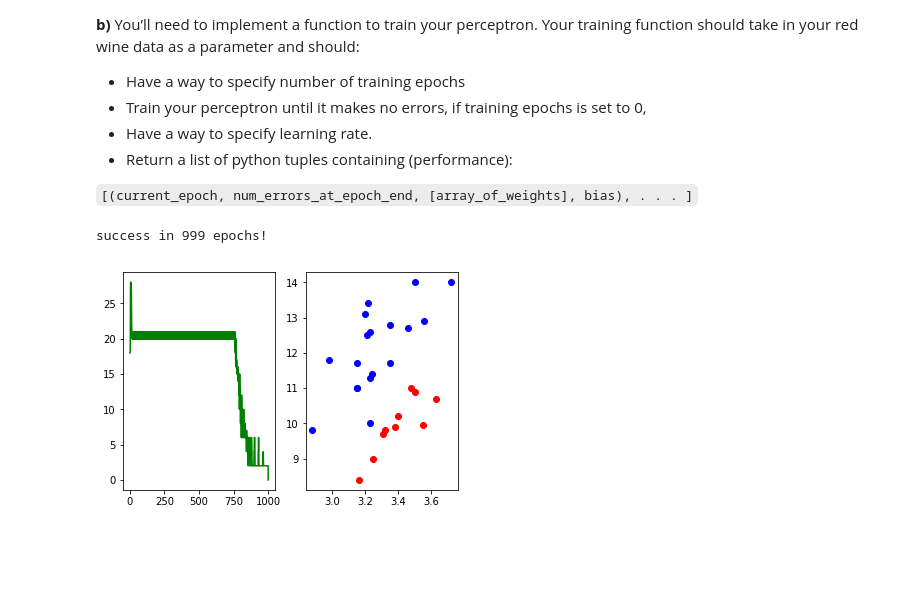
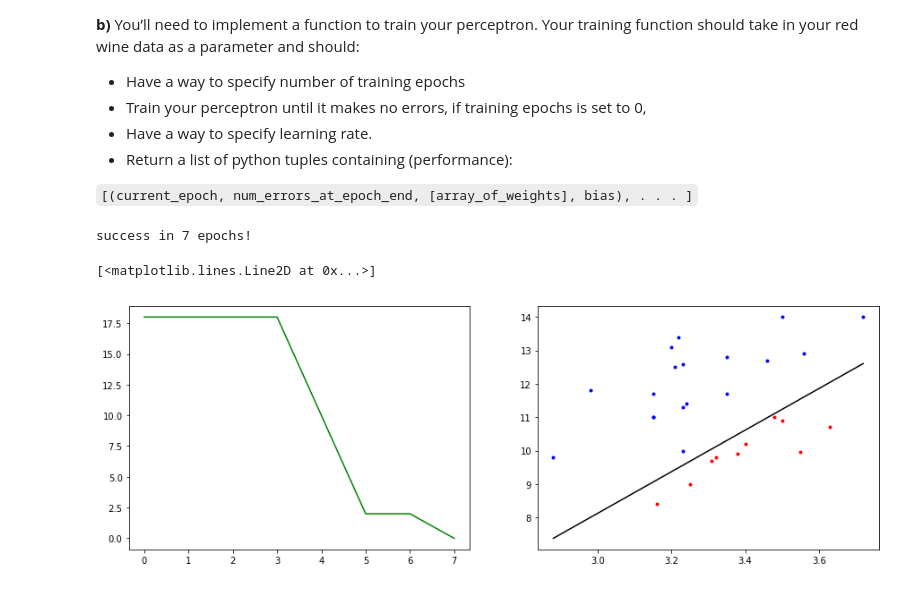
Before and after one commit to DamianDominoDavis/sommalier, a Jupyter notebook: sommalier.ipynb, the cells around one changed output. Drawn from its saved outputs; the diff is of its cells as text; code cells hidden in the pictures; blank space fills up the shorter version.

```diff
--- a/sommalier.ipynb
+++ b/sommalier.ipynb
@@ -75,60 +78,84 @@ import numpy as np
 import pandas
 
 class Perceptron:
-    def __init__(self, dataset):
-        self.data = dataset
+    def __init__(self, data):
+        # normalize data by column, restore quality, assign expected
+        tmp = data[[x for x in data if x != 'quality']]
+        tmp = (tmp-tmp.mean()) / tmp.std() # standardized
+        tmp['quality'] = data['quality']
+        self.data = data
         self.dimens = tuple(x for x in self.data if x != 'quality')
         self.D = len(self.dimens)
+
 
     def train(self, threshold, rate, epoch=0):
         # rand init bias, weights
         bias = random.uniform(-1,1)
         weights = [random.uniform(-1,1)] * self.D
 
-        # normalize data by column, transform quality to expected
-        norm = self.data.div(self.data.sum(axis=1), axis=0)
-        norm['expected'] = self.data['quality'] >= threshold
-
+        self.data['expected'] = self.data['quality'] >= threshold
         ret = []
         cur_epoch = 0
         while cur_epoch < epoch or epoch == 0:
             num_errors = 0
-            for i in range(norm.shape[0]):
+            for i in range(self.data.shape[0]):
                 # compare bias to sum of weighted column values
-                xi = norm.iloc[i]
+                xi = self.data.iloc[i]
                 cmp = bias + sum([weights[d] * xi[self.dimens[d]] for d in range(self.D)])
                 yi = int(cmp > 0)
 
                 # rated adjustment towards expected values
                 error = int(xi.expected) - yi
                 if error:
                     num_errors += 1
                     weights = [weights[w] + error * rate * xi[self.dimens[w]] for w in range(self.D)]
                     bias += error * rate
             ret.append(tuple([cur_epoch, num_errors, weights, bias]))
             cur_epoch += 1
             # bail if ever trained to no errors
             if num_errors == 0:
                 break
         return ret
 
 
 url = 'https://raw.githubusercontent.com/DamianDominoDavis/sommalier/master/winequality-red.csv'
 csv = pandas.read_csv(url, sep=';')
-training = csv[['alcohol', 'pH', 'quality']]
-training = training[(training.quality >= 8) | (training.quality <= 3)]
+gthresh, bthresh = 8, 3
+training = csv[['pH', 'alcohol','quality']]
+training = training[(training.quality >= gthresh) | (training.quality <= bthresh)]
+per = Perceptron(training)
+fig = plt.figure(num=1, figsize=[15, 5])
+ax, bx = fig.subplots(1, 2)
 
-per = Perceptron(training)
-ret = per.train(8, .001)
+# errors over epoch
+ret = per.train(gthresh, .001)
+print('success in {} epochs!'.format(ret[-1][0]))
 story = pandas.DataFrame(ret, columns=['epoch', 'errors', 'weights', 'bias'])
+ax.plot(story['epoch'], story['errors'], 'g-')
 
-tgood = training[training['quality'] >= 8]
-tbad = training[training['quality'] <= 3]
-f, (ax, bx) = plt.subplots(1,2)
-ax.plot(story['epoch'], story['errors'], 'g-')
-bx.plot(tgood['pH'], tgood['alcohol'], 'bo')
-bx.plot(tbad['pH'], tbad['alcohol'], 'ro')
-print('success in {} epochs!'.format(ret[-1][0]) if ret[-1][1] == 0 else 'failure')
+# pH vs alcohol on good vs bad
+tgood = per.data[per.data['quality'] >= gthresh]
+tbad = per.data[per.data['quality'] <= bthresh]
+bx.plot(tgood['pH'], tgood['alcohol'], 'b.')
+bx.plot(tbad['pH'], tbad['alcohol'], 'r.')
+
+# final decision boundary
+xmin, x, xmax = np.min(per.data.pH), [], np.max(per.data.pH)
+ymin, y, ymax = np.min(per.data.alcohol), [], np.min(per.data.alcohol)
+bias = ret[-1][3]
+weights = ret[-1][2]
+slope = -(bias/weights[1])/(bias/weights[0])
+intercept = -(bias/weights[1])
+k = 0
+for i in range(101):
+    xi = k + xmin
+    yi = slope * xi + intercept
+#    if ymin <= yi and yi <= ymax:
+    x.append(xi)
+    y.append(yi)
+    k += (xmax - xmin) / 100
+bx.plot(x, y, "k-")
 # %% [output]
-success in 999 epochs!
+success in 7 epochs!
+[<matplotlib.lines.Line2D at 0x...>]
-[figure, old version]
+[figure, new version]
```
Also changed, not shown: parts of 1 cell of this notebook.
